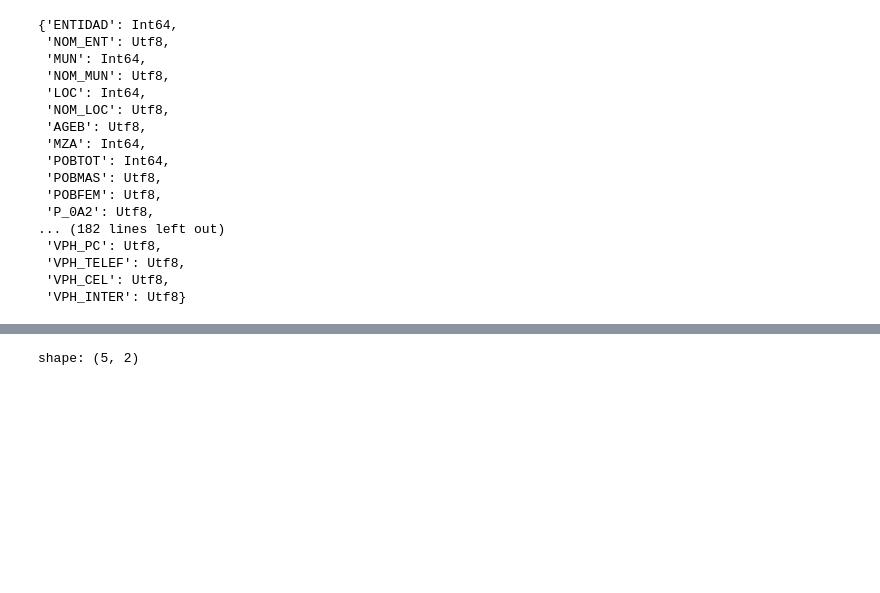
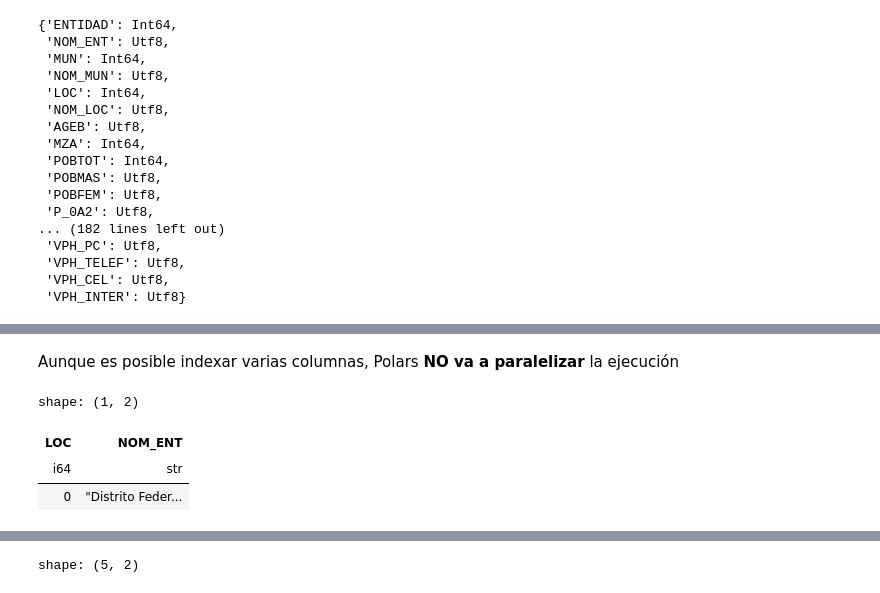
Before and after one commit to gmbmx/zophia-polars, a Jupyter notebook: notebooks/01_polars_intro.ipynb, the cells around one changed output, grey strips where cells are left out. Drawn from its saved outputs; the diff is of its cells as text; code cells hidden in the pictures; blank space fills up the shorter version.

```diff
--- a/notebooks/01_polars_intro.ipynb
+++ b/notebooks/01_polars_intro.ipynb
@@ -117,0 +142,9 @@ polars_df.schema
+# %% [markdown]
+Aunque es posible indexar varias columnas, Polars **NO va a paralelizar** la ejecución
+# %%
+polars_df[["LOC","NOM_ENT"]].head(1)
+# %% [output]
+shape: (1, 2)
+| LOC | NOM_ENT |
+| i64 | str |
+| 0 | "Distrito Feder... |
```
Also changed, not shown: parts of 14 cells of this notebook, 4 other files.
